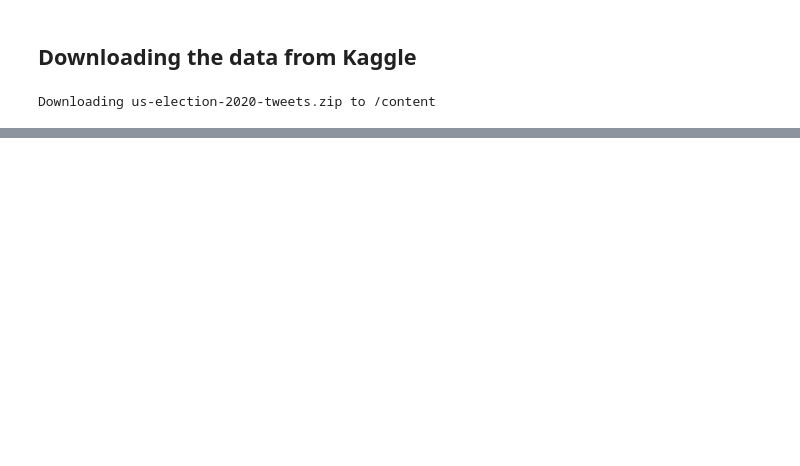
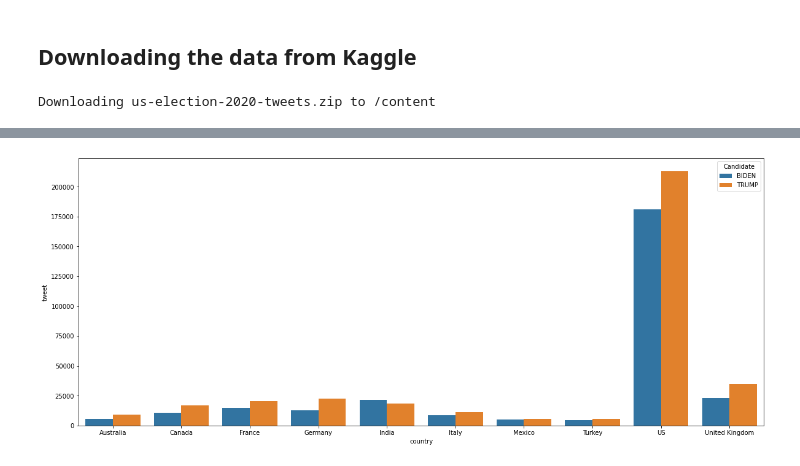
Before and after one commit to divyanshoze/Twitter_Sentiment_Analysis, a Jupyter notebook: Twitter_Sentiment_Analysis.ipynb, the cells around one changed output, grey strips where cells are left out. Drawn from its saved outputs; the diff is of its cells as text; code cells hidden in the pictures; blank space fills up the shorter version.

```diff
--- a/Twitter_Sentiment_Analysis.ipynb
+++ b/Twitter_Sentiment_Analysis.ipynb
@@ -14,0 +115,8 @@ Downloading us-election-2020-tweets.zip to /content
+# %%
+# List of top 10 countries with highest number of tweets
+top10Countries = Data_Mixed.groupby('country')['tweet'].count().sort_values(ascending=False).head(10).index.tolist()
+# %%
+# Twwets for Biden and Trump from each country
+tweet_df = Data_Mixed.groupby(['country','Candidate'])['tweet'].count().reset_index()
+tweet_df = tweet_df[tweet_df['country'].isin(top10Countries)]
+tweet_df
@@ -14,0 +141,7 @@ Downloading us-election-2020-tweets.zip to /content
+# %%
+#Plot top 10 countries with highest number of tweets for trump and biden
+plt.figure(figsize=(20,8))
+sns.barplot(data=tweet_df,x='country',y='tweet',hue='Candidate')
+plt.show()
+# %% [output]
+[figure, added]
```
Also changed, not shown: parts of 17 cells of this notebook.
